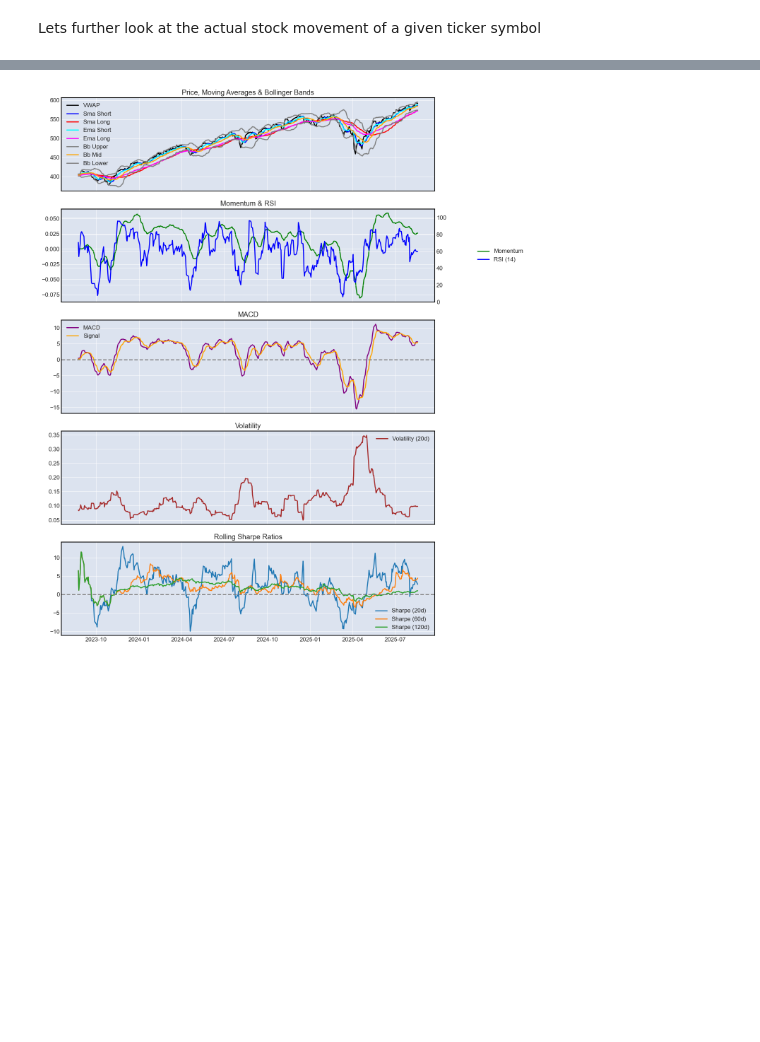
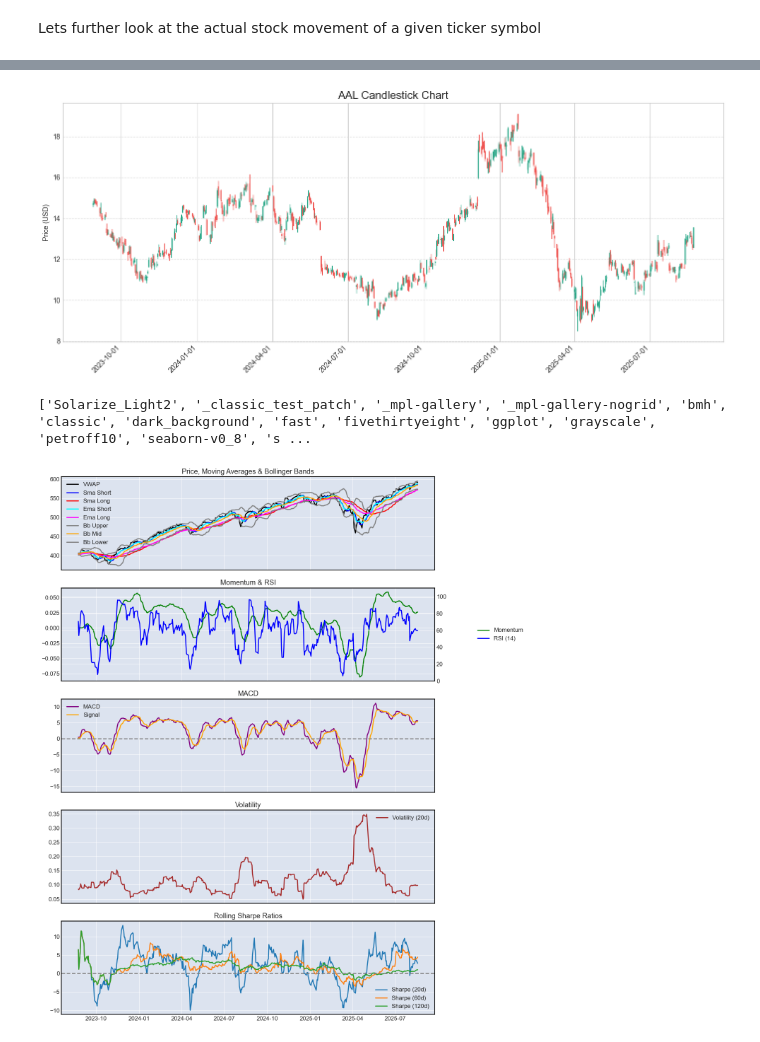
Before and after one commit to mkovacevich18/stonks, a Jupyter notebook: notebooks/options.ipynb, the cells around one changed output, grey strips where cells are left out. Cells and saved outputs as stored; diff of their text form; code cells hidden in the pictures; blank space fills up the shorter version.

Commit message:
updated plot to rely on matplotlib

```diff
--- a/notebooks/options.ipynb
+++ b/notebooks/options.ipynb
@@ -217,0 +38,52 @@ def plot_indicators(indicators_df: pd.DataFrame, sharpe_windows=[20, 60, 120]) -
+# %%
+import pandas as pd
+import matplotlib.pyplot as plt
+import matplotlib.dates as mdates
+import seaborn as sns
+
+plt.style.use("seaborn-v0_8-whitegrid")
+
+# Colors
+up_color = "#26a686"
+down_color = "#ef5350"
+
+historial_stock_data["timestamp"] = pd.to_datetime(historial_stock_data["timestamp"])
+
+fig, ax = plt.subplots(figsize=(14, 6))
+
+for _, row in historial_stock_data.iterrows():
+    color = up_color if row["close"] >= row["open"] else down_color
+
+    # Wick
+    ax.plot([row["timestamp"], row["timestamp"]], [row["low"], row["high"]], color=color, linewidth=1)
+
+    # Body
+    ax.add_patch(
+        plt.Rectangle(
+            (mdates.date2num(row["timestamp"] - pd.Timedelta(hours=7.2)),  # slightly narrower
+             min(row["open"], row["close"])),
+            width=0.6,
+            height=abs(row["close"] - row["open"]),
+            color=color,
+            alpha=0.8
+        )
+    )
+
+# Format x-axis
+ax.xaxis.set_major_locator(mdates.AutoDateLocator())
+ax.xaxis.set_major_formatter(mdates.DateFormatter("%Y-%m-%d"))
+plt.xticks(rotation=45, ha="right")
+
+# Grid, labels, title
+ax.set_title(f"{ticker} Candlestick Chart", fontsize=16)
+ax.set_ylabel("Price (USD)")
+ax.grid(True, which="major", axis="y", linestyle="--", alpha=0.7)
+
+plt.tight_layout()
+plt.show()
+# %% [output]
+[figure, added]
+# %%
+print(plt.style.available)
+# %% [output]
+['Solarize_Light2', '_classic_test_patch', '_mpl-gallery', '_mpl-gallery-nogrid', 'bmh', 'classic', 'dark_background', 'fast', 'fivethirtyeight', 'ggplot', 'grayscale', 'petroff10', 'seaborn-v0_8', 's ...
```
Also changed, not shown: parts of 5 cells of this notebook.
